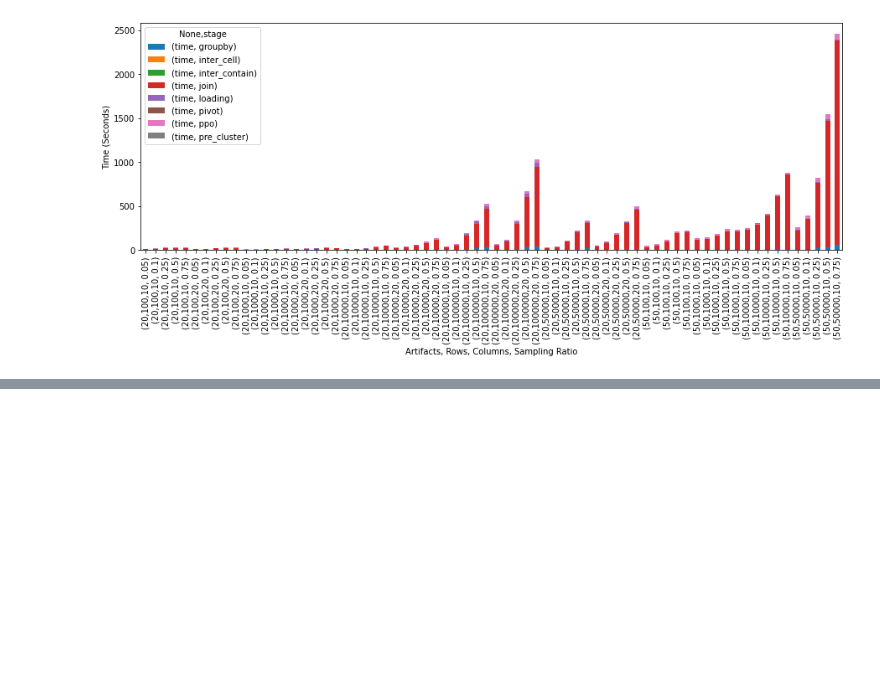
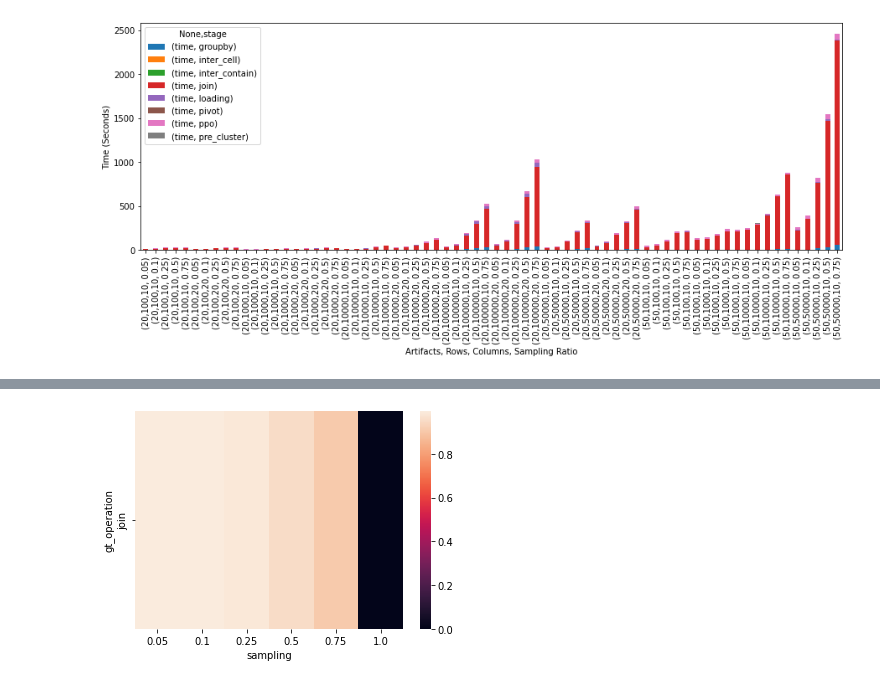
Before and after one commit to suhailrehman/relic, a Jupyter notebook: notebooks/Sampling_Experiments.ipynb, the cells around one changed output, grey strips where cells are left out. Cells and saved outputs as stored; diff of their text form; code cells hidden in the pictures; blank space fills up the shorter version.

```diff
--- a/notebooks/Sampling_Experiments.ipynb
+++ b/notebooks/Sampling_Experiments.ipynb
@@ -431,0 +480,6 @@ Text(0, 0.5, 'Time (Seconds)')
+# %%
+gt_joins['gt_operation'] = 'join'
+pivoted_edges = pivot_and_normalize_edges_df(gt_joins, score_col='join', indexed=False, normalize_base_col=(1.0))
+join_sampling_result = aggregate_and_display_heatmap(pivoted_edges)
+# %% [output]
+[figure, added]
```
Also changed, not shown: parts of 29 cells of this notebook, 2 other files.
